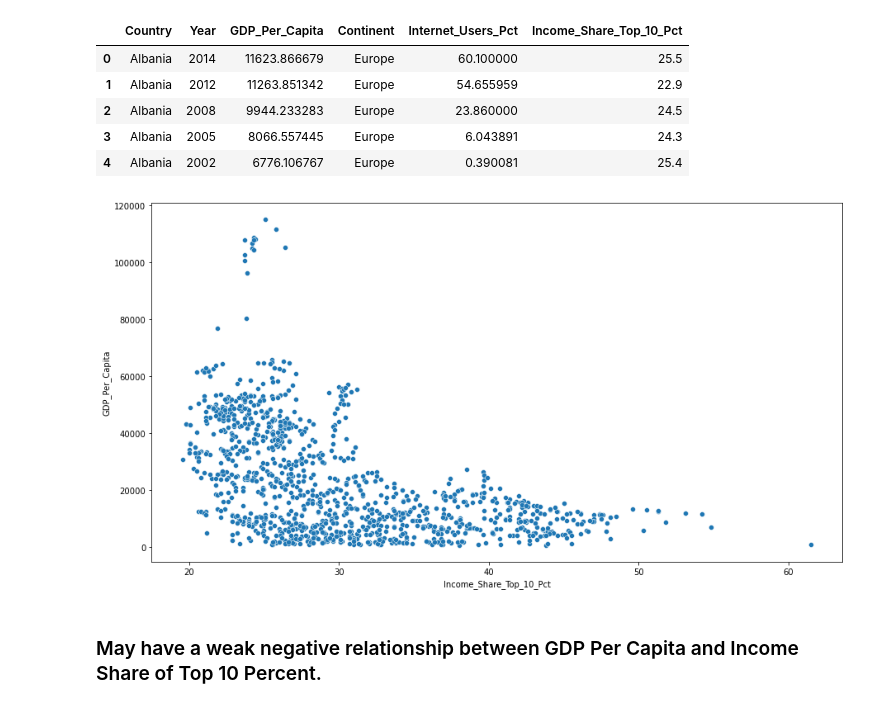
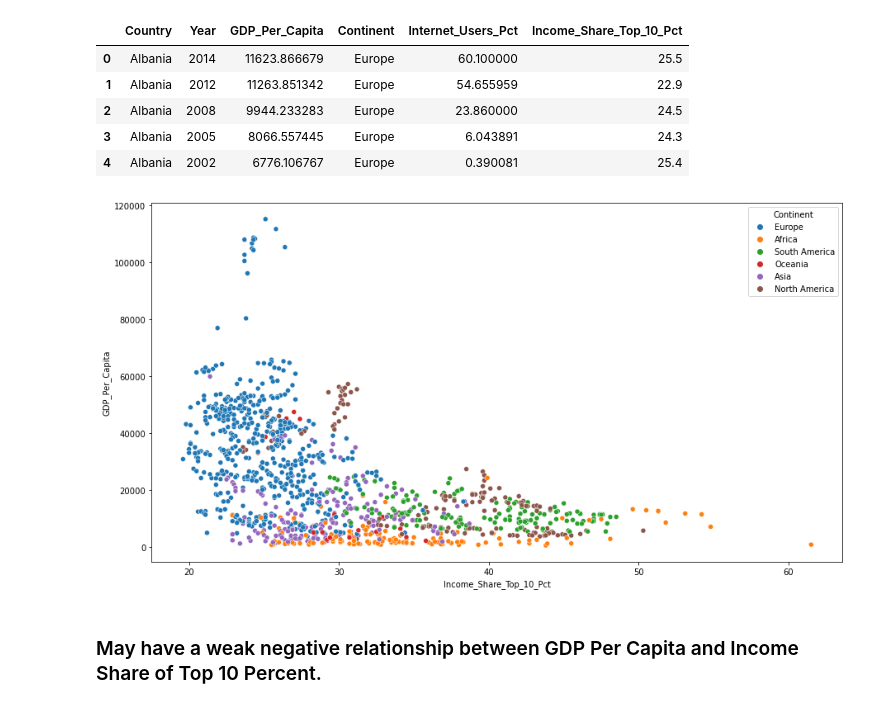
Before and after one commit to nss-data-science-cohort-5/un_exploration-Corbec, a Jupyter notebook: notebooks/UN_Solo_Clean.ipynb, the cells around one changed output. Saved outputs shown, nothing was run; the diff lists cells and outputs as text; code cells hidden in the pictures.

```diff
--- a/notebooks/UN_Solo_Clean.ipynb
+++ b/notebooks/UN_Solo_Clean.ipynb
@@ -22,11 +22,12 @@ gdp_int_and_income.head()
 # %%
 plt.figure(figsize=(15,8))
 
 sns.scatterplot(data = gdp_int_and_income,
                x = 'Income_Share_Top_10_Pct',
-               y = 'GDP_Per_Capita');
+               y = 'GDP_Per_Capita',
+               hue = 'Continent');
 # %% [output]
-[figure, old version]
+[figure, new version]
 # %% [markdown]
 ### May have a weak negative relationship between GDP Per Capita and Income Share of Top 10 Percent.
 # %%
```
Also changed, not shown: parts of 13 cells of this notebook, 1 other file.
